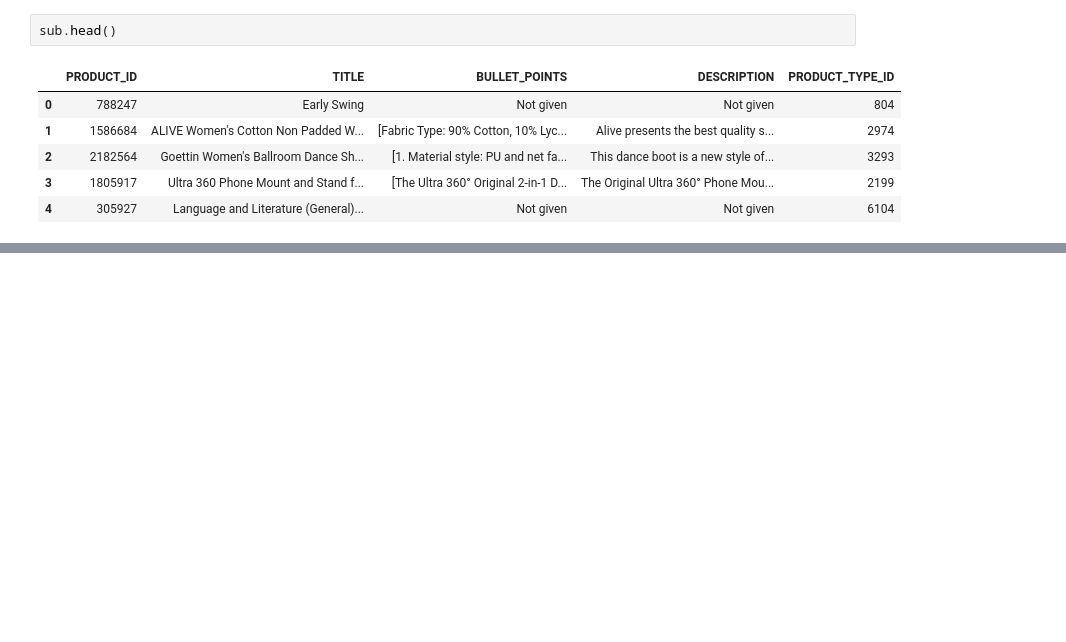
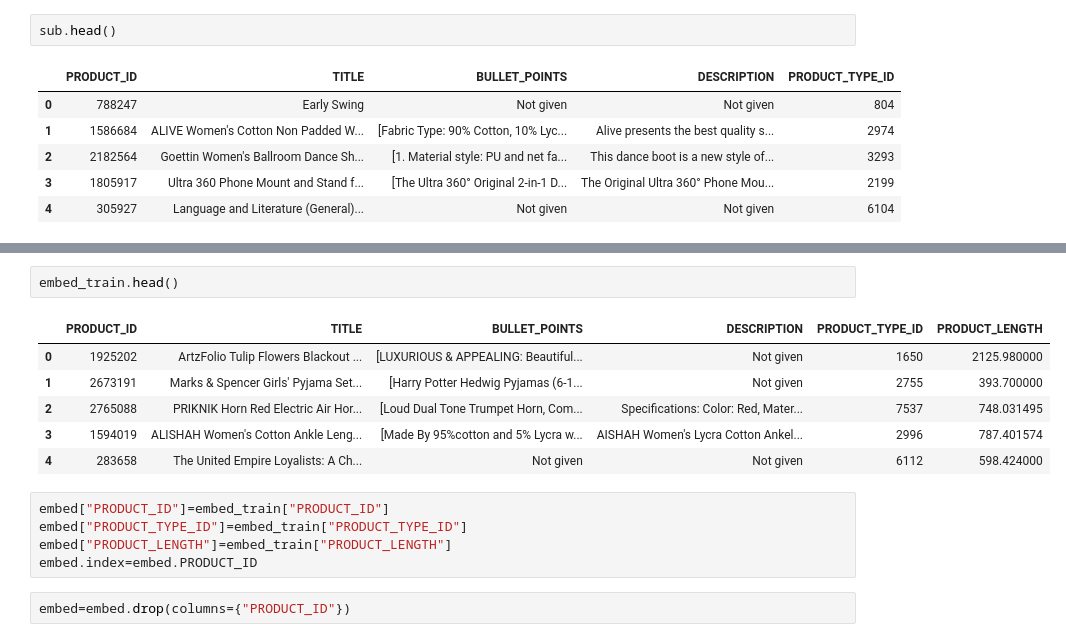
Before and after one commit to gakash2k01/amazon_ml_challenge, a Jupyter notebook: eda.ipynb, the cells around one changed output, grey strips where cells are left out. Saved outputs shown, nothing was run; the diff lists cells and outputs as text; blank space fills up the shorter version.

```diff
--- a/eda.ipynb
+++ b/eda.ipynb
@@ -288,0 +302,16 @@ sub.head()
+# %%
+embed_train.head()
+# %% [output]
+|  | PRODUCT_ID | TITLE | BULLET_POINTS | DESCRIPTION | PRODUCT_TYPE_ID | PRODUCT_LENGTH |
+| 0 | 1925202 | ArtzFolio Tulip Flowers Blackout ... | [LUXURIOUS & APPEALING: Beautiful... | Not given | 1650 | 2125.980000 |
+| 1 | 2673191 | Marks & Spencer Girls' Pyjama Set... | [Harry Potter Hedwig Pyjamas (6-1... | Not given | 2755 | 393.700000 |
+| 2 | 2765088 | PRIKNIK Horn Red Electric Air Hor... | [Loud Dual Tone Trumpet Horn, Com... | Specifications: Color: Red, Mater... | 7537 | 748.031495 |
+| 3 | 1594019 | ALISHAH Women's Cotton Ankle Leng... | [Made By 95%cotton and 5% Lycra w... | AISHAH Women's Lycra Cotton Ankel... | 2996 | 787.401574 |
+| 4 | 283658 | The United Empire Loyalists: A Ch... | Not given | Not given | 6112 | 598.424000 |
+# %%
+embed["PRODUCT_ID"]=embed_train["PRODUCT_ID"]
+embed["PRODUCT_TYPE_ID"]=embed_train["PRODUCT_TYPE_ID"]
+embed["PRODUCT_LENGTH"]=embed_train["PRODUCT_LENGTH"]
+embed.index=embed.PRODUCT_ID
+# %%
+embed=embed.drop(columns={"PRODUCT_ID"})
```
Also changed, not shown: parts of 29 cells of this notebook, 16 other files.
